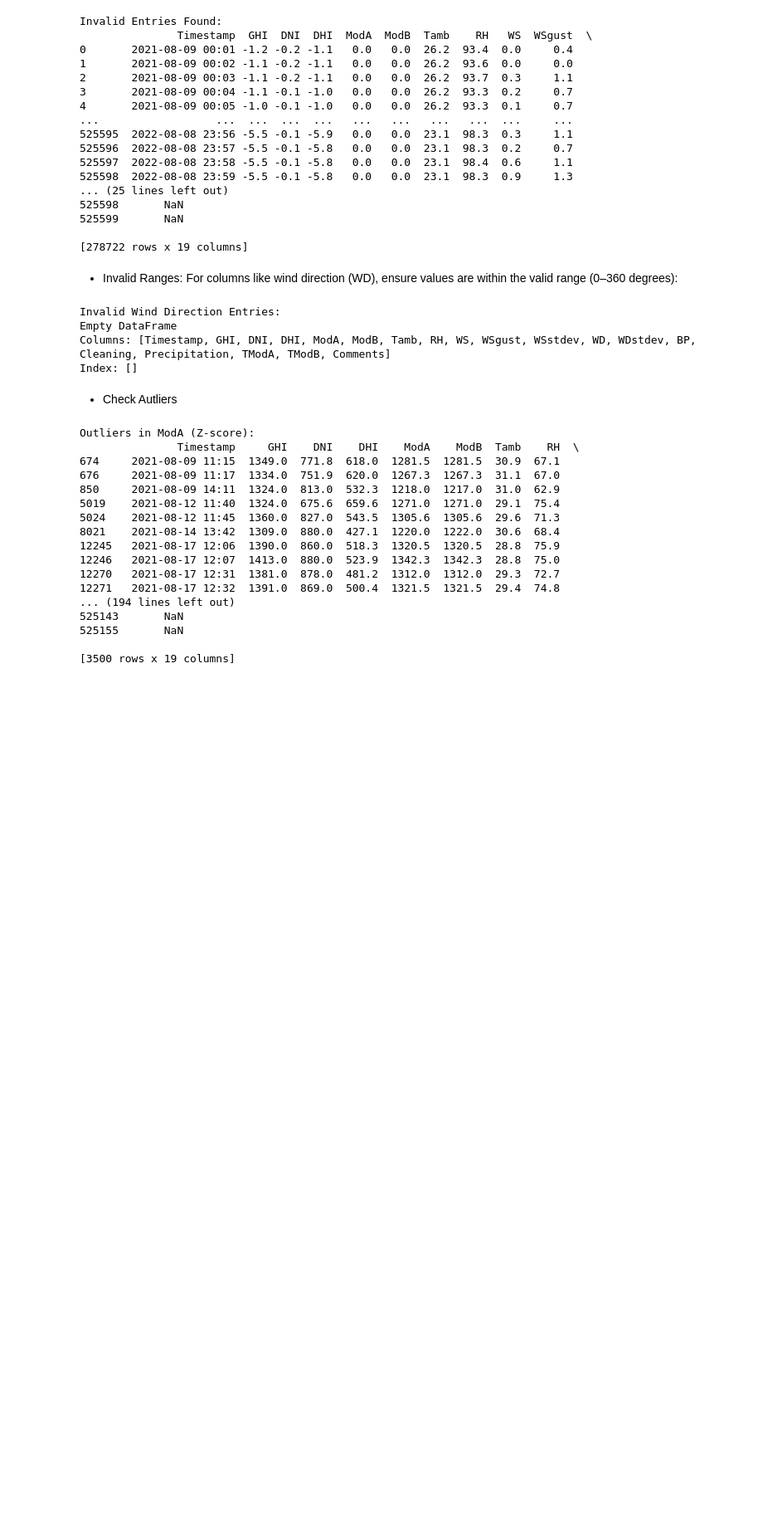
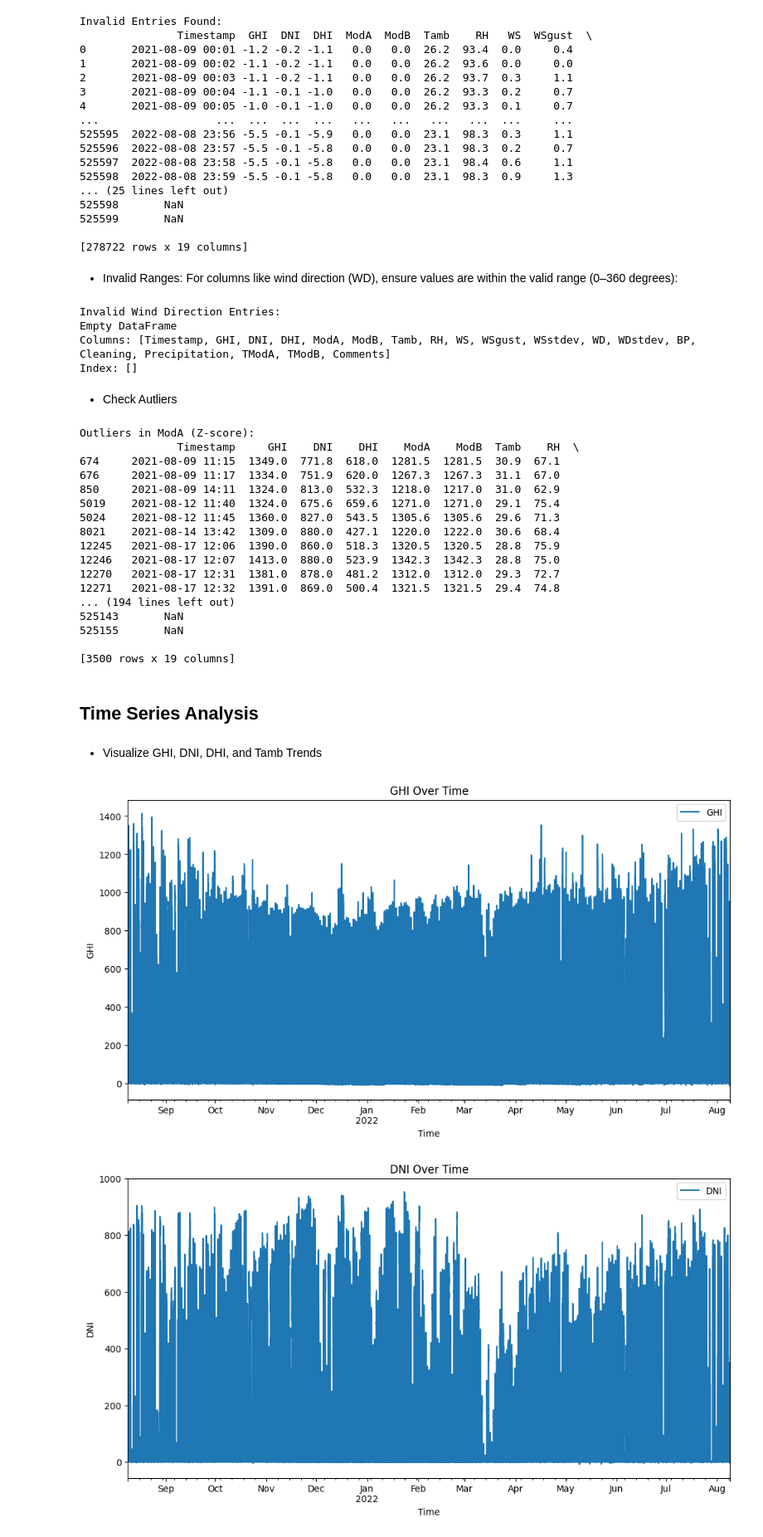
Before and after one commit to Tsegaye16/10-Accademy-week-0, a Jupyter notebook: notebooks/eda_for_benin.ipynb, the cells around one changed output. Shown at 83% size. Drawn from its saved outputs; the diff is of its cells as text; code cells hidden in the pictures; blank space fills up the shorter version.

```diff
--- a/notebooks/eda_for_benin.ipynb
+++ b/notebooks/eda_for_benin.ipynb
@@ -170,3 +171,21 @@ Outliers in ModA (Z-score):
 525155       NaN
 
 [3500 rows x 19 columns]
+# %% [markdown]
+## Time Series Analysis
+# %% [markdown]
+* Visualize GHI, DNI, DHI, and Tamb Trends
+# %%
+df['Timestamp'] = pd.to_datetime(df['Timestamp'])
+
+# Set Timestamp as the index (optional, for better time-based plotting)
+df.set_index('Timestamp', inplace=True)
+
+# Plot GHI, DNI, DHI, and Tamb over time
+for col in ['GHI', 'DNI', 'DHI', 'Tamb']:
+    plt.figure(figsize=(12, 6))
+    df[col].plot(title=f'{col} Over Time', ylabel=col, xlabel='Time', legend=True)
+    plt.show()
+# %% [output]
+[figure, added]
+[figure, added]
```
Also changed, not shown: parts of 28 cells of this notebook.
